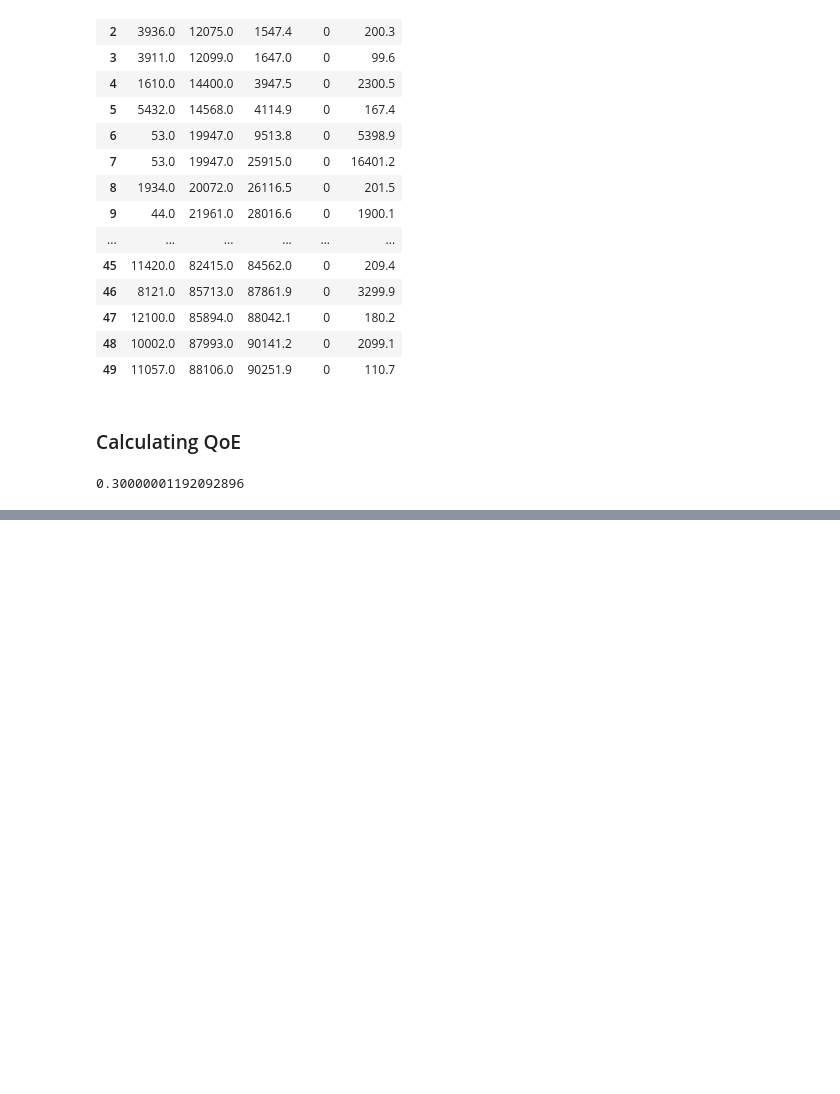
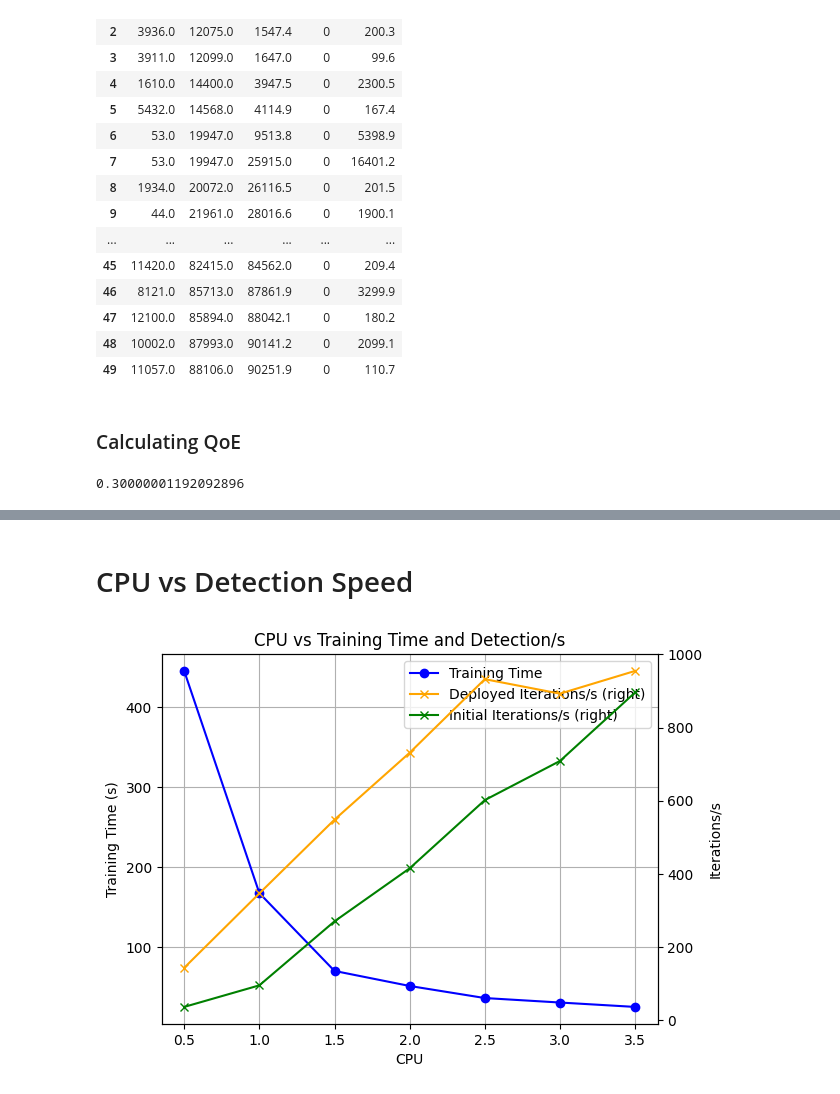
Before and after one commit to VincentSheh/edge_apps, a Jupyter notebook: user_emulator/experiment.ipynb, the cells around one changed output, grey strips where cells are left out. Drawn from its saved outputs; the diff is of its cells as text; code cells hidden in the pictures; blank space fills up the shorter version.

```diff
--- a/user_emulator/experiment.ipynb
+++ b/user_emulator/experiment.ipynb
@@ -230,0 +254,16 @@ qoe_df = pd.DataFrame({
+# %% [markdown]
+# CPU vs Detection Speed
+# %%
+import pandas as pd
+import matplotlib.pyplot as plt
+cpu_df = pd.read_csv('experiment_data/cpu_vs_detection_speed.csv')
+ax = cpu_df.plot(x='CPU', y='Training Time', kind='line', color='blue', marker='o')
+ax.set_ylabel('Training Time (s)')
+ax2 = cpu_df.plot(x='CPU', y='Deployed Iterations/s', kind='line', color='orange', secondary_y=True, ax=ax, marker='x')
+ax2.set_ylabel('Iterations/s')
+ax3 = cpu_df.plot(x='CPU', y='Initial Iterations/s', kind='line', marker='x', color='green', secondary_y=True, ax=ax)
+ax.set_title('CPU vs Training Time and Detection/s')
+ax.grid(linestyle='-')
+plt.show()
+# %% [output]
+[figure, added]
```
Also changed, not shown: parts of 8 cells of this notebook, 1 other file.
